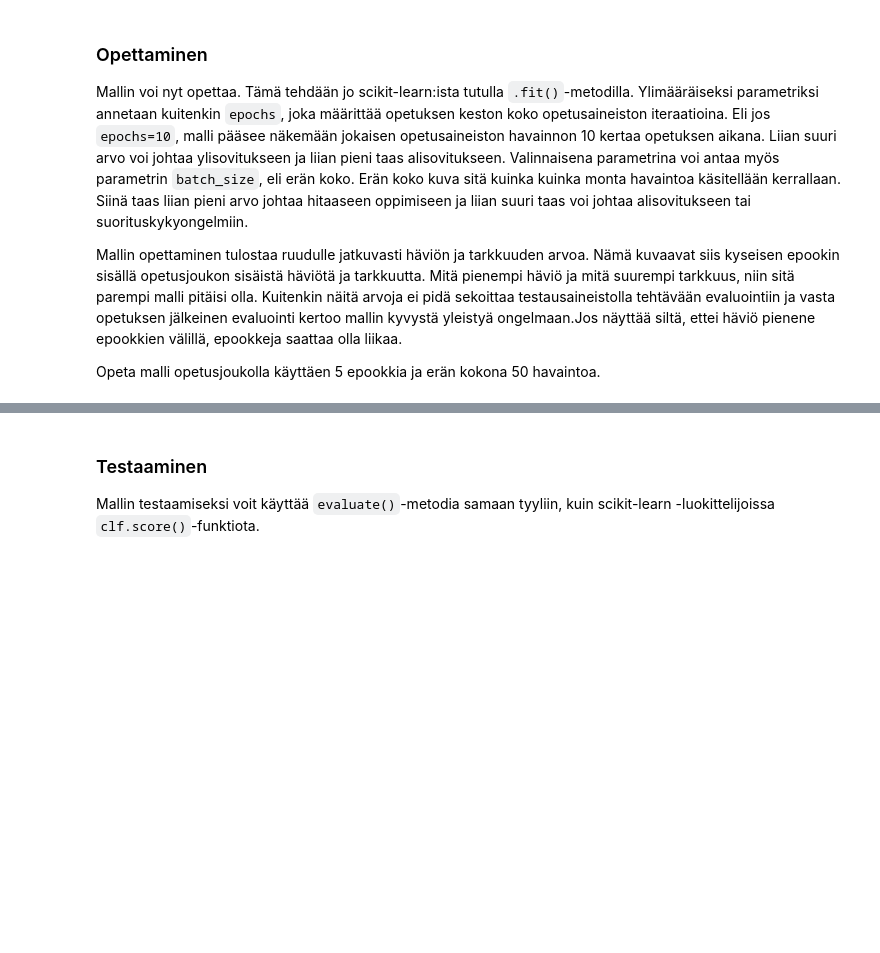
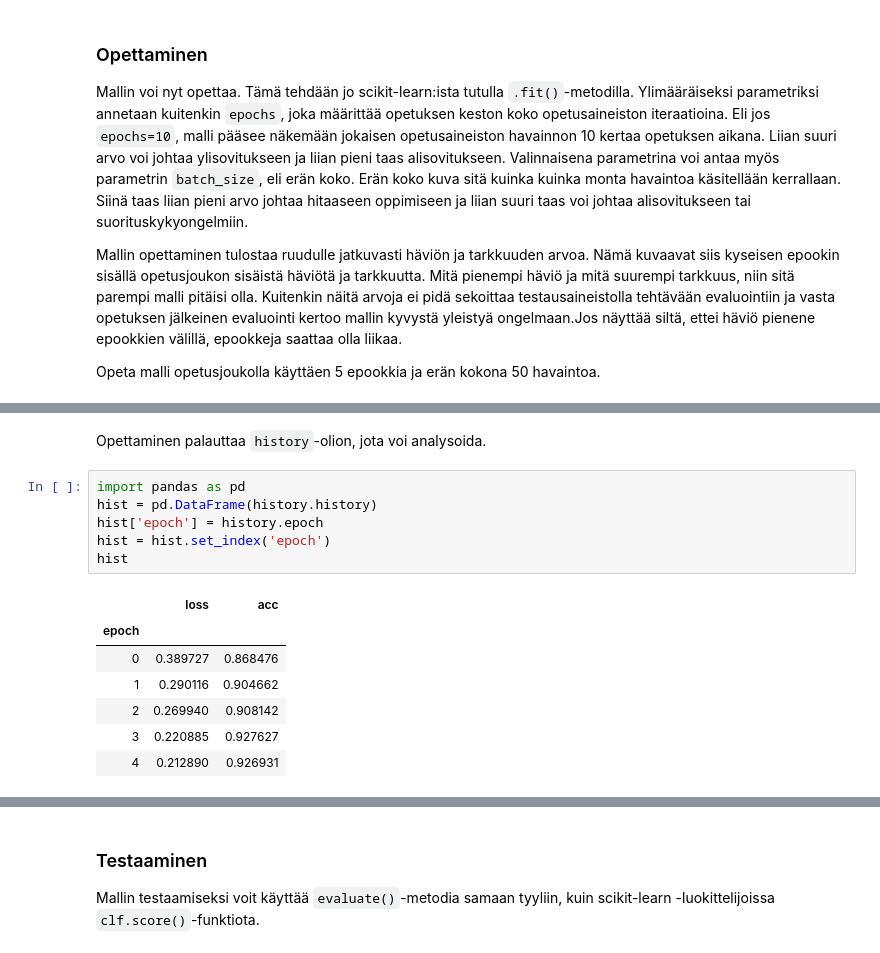
Before and after one commit to spatineo/koneoppimiskurssi, a Jupyter notebook: Notebooks/Harjoitus_Keras_1.ipynb, the cells around one changed output, grey strips where cells are left out. Saved outputs shown, nothing was run; the diff lists cells and outputs as text; blank space fills up the shorter version.

```diff
--- a/Notebooks/Harjoitus_Keras_1.ipynb
+++ b/Notebooks/Harjoitus_Keras_1.ipynb
@@ -123,0 +123,16 @@ Epoch 5/5
+# %% [markdown]
+Opettaminen palauttaa `history`-olion, jota voi analysoida.
+# %%
+import pandas as pd
+hist = pd.DataFrame(history.history)
+hist['epoch'] = history.epoch
+hist = hist.set_index('epoch')
+hist
+# %% [output]
+|  | loss | acc |
+| epoch |  |  |
+| 0 | 0.389727 | 0.868476 |
+| 1 | 0.290116 | 0.904662 |
+| 2 | 0.269940 | 0.908142 |
+| 3 | 0.220885 | 0.927627 |
+| 4 | 0.212890 | 0.926931 |
```
Also changed, not shown: parts of 9 cells of this notebook, 9 other files.
